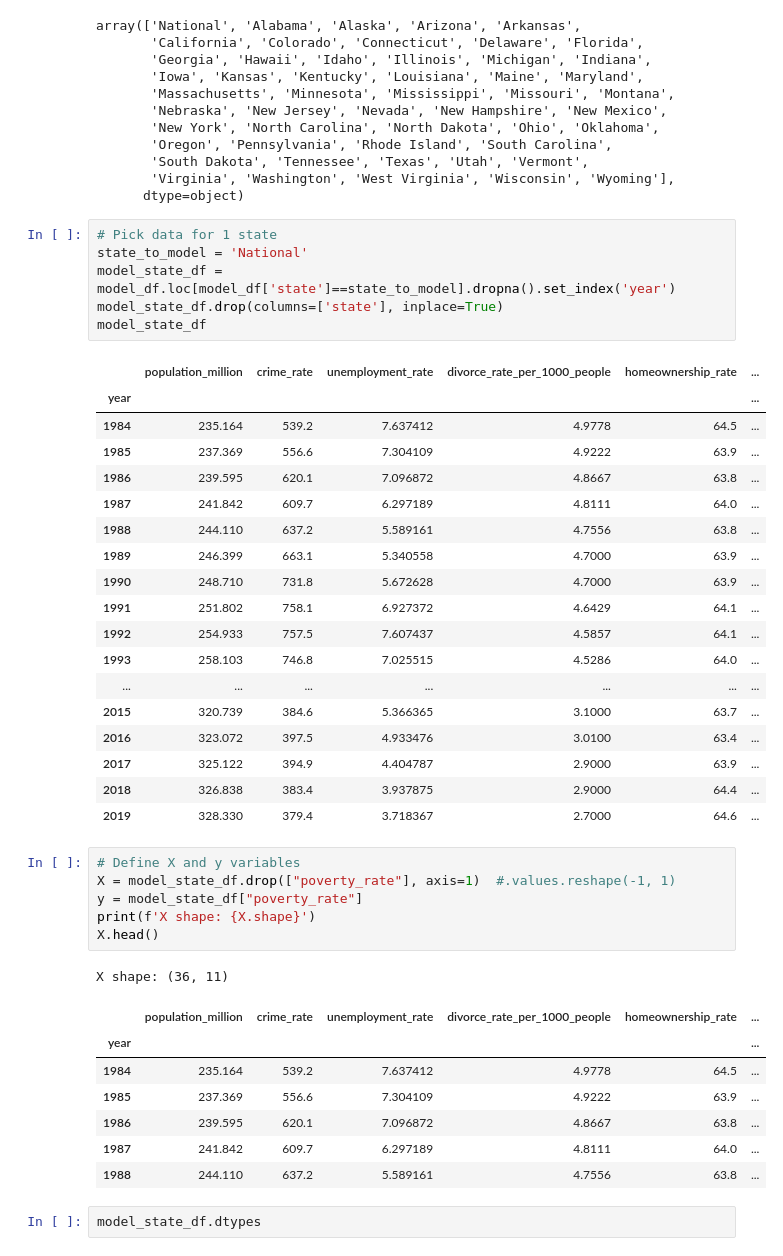
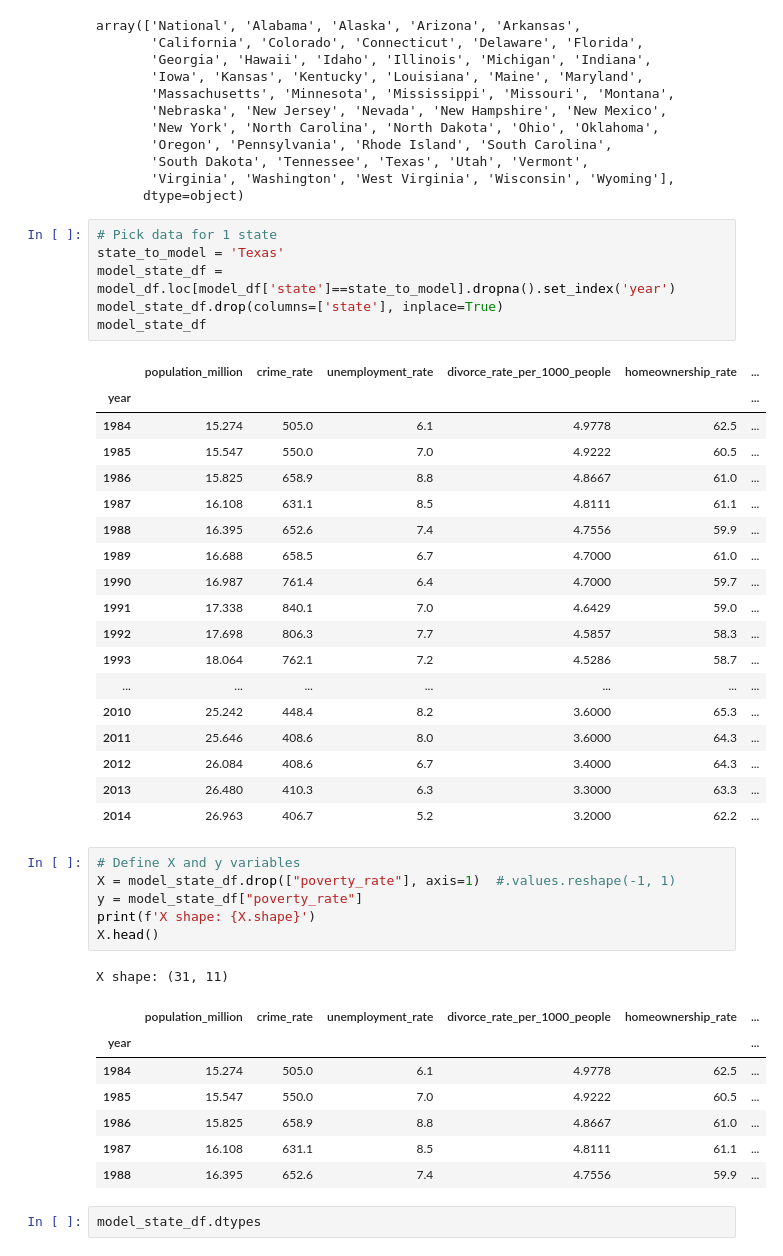
Before and after one commit to taytaka/Poverty_and_Minimum_Wage, a Jupyter notebook: Machine_Learning/ML_Models/Jupyter_database_connection_linear_regression.ipynb, the cells around one changed output. Cells and saved outputs as stored; diff of their text form.

```diff
--- a/Machine_Learning/ML_Models/Jupyter_database_connection_linear_regression.ipynb
+++ b/Machine_Learning/ML_Models/Jupyter_database_connection_linear_regression.ipynb
@@ -147,29 +147,29 @@ array(['National', 'Alabama', 'Alaska', 'Arizona', 'Arkansas',
       dtype=object)
 # %%
 # Pick data for 1 state
-state_to_model = 'National'
+state_to_model = 'Texas'
 model_state_df = model_df.loc[model_df['state']==state_to_model].dropna().set_index('year')
 model_state_df.drop(columns=['state'], inplace=True)
 model_state_df
 # %% [output]
 |  | population_million | crime_rate | unemployment_rate | divorce_rate_per_1000_people | homeownership_rate | ... |
 | year |  |  |  |  |  | ... |
-| 1984 | 235.164 | 539.2 | 7.637412 | 4.9778 | 64.5 | ... |
-| 1985 | 237.369 | 556.6 | 7.304109 | 4.9222 | 63.9 | ... |
-| 1986 | 239.595 | 620.1 | 7.096872 | 4.8667 | 63.8 | ... |
-| 1987 | 241.842 | 609.7 | 6.297189 | 4.8111 | 64.0 | ... |
-| 1988 | 244.110 | 637.2 | 5.589161 | 4.7556 | 63.8 | ... |
-| 1989 | 246.399 | 663.1 | 5.340558 | 4.7000 | 63.9 | ... |
-| 1990 | 248.710 | 731.8 | 5.672628 | 4.7000 | 63.9 | ... |
-| 1991 | 251.802 | 758.1 | 6.927372 | 4.6429 | 64.1 | ... |
-| 1992 | 254.933 | 757.5 | 7.607437 | 4.5857 | 64.1 | ... |
-| 1993 | 258.103 | 746.8 | 7.025515 | 4.5286 | 64.0 | ... |
+| 1984 | 15.274 | 505.0 | 6.1 | 4.9778 | 62.5 | ... |
+| 1985 | 15.547 | 550.0 | 7.0 | 4.9222 | 60.5 | ... |
+| 1986 | 15.825 | 658.9 | 8.8 | 4.8667 | 61.0 | ... |
+| 1987 | 16.108 | 631.1 | 8.5 | 4.8111 | 61.1 | ... |
+| 1988 | 16.395 | 652.6 | 7.4 | 4.7556 | 59.9 | ... |
+| 1989 | 16.688 | 658.5 | 6.7 | 4.7000 | 61.0 | ... |
+| 1990 | 16.987 | 761.4 | 6.4 | 4.7000 | 59.7 | ... |
+| 1991 | 17.338 | 840.1 | 7.0 | 4.6429 | 59.0 | ... |
+| 1992 | 17.698 | 806.3 | 7.7 | 4.5857 | 58.3 | ... |
+| 1993 | 18.064 | 762.1 | 7.2 | 4.5286 | 58.7 | ... |
 | ... | ... | ... | ... | ... | ... | ... |
-| 2015 | 320.739 | 384.6 | 5.366365 | 3.1000 | 63.7 | ... |
-| 2016 | 323.072 | 397.5 | 4.933476 | 3.0100 | 63.4 | ... |
-| 2017 | 325.122 | 394.9 | 4.404787 | 2.9000 | 63.9 | ... |
-| 2018 | 326.838 | 383.4 | 3.937875 | 2.9000 | 64.4 | ... |
-| 2019 | 328.330 | 379.4 | 3.718367 | 2.7000 | 64.6 | ... |
+| 2010 | 25.242 | 448.4 | 8.2 | 3.6000 | 65.3 | ... |
+| 2011 | 25.646 | 408.6 | 8.0 | 3.6000 | 64.3 | ... |
+| 2012 | 26.084 | 408.6 | 6.7 | 3.4000 | 64.3 | ... |
+| 2013 | 26.480 | 410.3 | 6.3 | 3.3000 | 63.3 | ... |
+| 2014 | 26.963 | 406.7 | 5.2 | 3.2000 | 62.2 | ... |
 # %%
 # Define X and y variables
 X = model_state_df.drop(["poverty_rate"], axis=1)  #.values.reshape(-1, 1)
@@ -177,14 +177,14 @@ y = model_state_df["poverty_rate"]
 print(f'X shape: {X.shape}')
 X.head()
 # %% [output]
-X shape: (36, 11)
+X shape: (31, 11)
 |  | population_million | crime_rate | unemployment_rate | divorce_rate_per_1000_people | homeownership_rate | ... |
 | year |  |  |  |  |  | ... |
-| 1984 | 235.164 | 539.2 | 7.637412 | 4.9778 | 64.5 | ... |
-| 1985 | 237.369 | 556.6 | 7.304109 | 4.9222 | 63.9 | ... |
-| 1986 | 239.595 | 620.1 | 7.096872 | 4.8667 | 63.8 | ... |
-| 1987 | 241.842 | 609.7 | 6.297189 | 4.8111 | 64.0 | ... |
-| 1988 | 244.110 | 637.2 | 5.589161 | 4.7556 | 63.8 | ... |
+| 1984 | 15.274 | 505.0 | 6.1 | 4.9778 | 62.5 | ... |
+| 1985 | 15.547 | 550.0 | 7.0 | 4.9222 | 60.5 | ... |
+| 1986 | 15.825 | 658.9 | 8.8 | 4.8667 | 61.0 | ... |
+| 1987 | 16.108 | 631.1 | 8.5 | 4.8111 | 61.1 | ... |
+| 1988 | 16.395 | 652.6 | 7.4 | 4.7556 | 59.9 | ... |
 # %%
 model_state_df.dtypes
 # %% [output]
```
Also changed, not shown: parts of 3 cells of this notebook, 2 other files.
